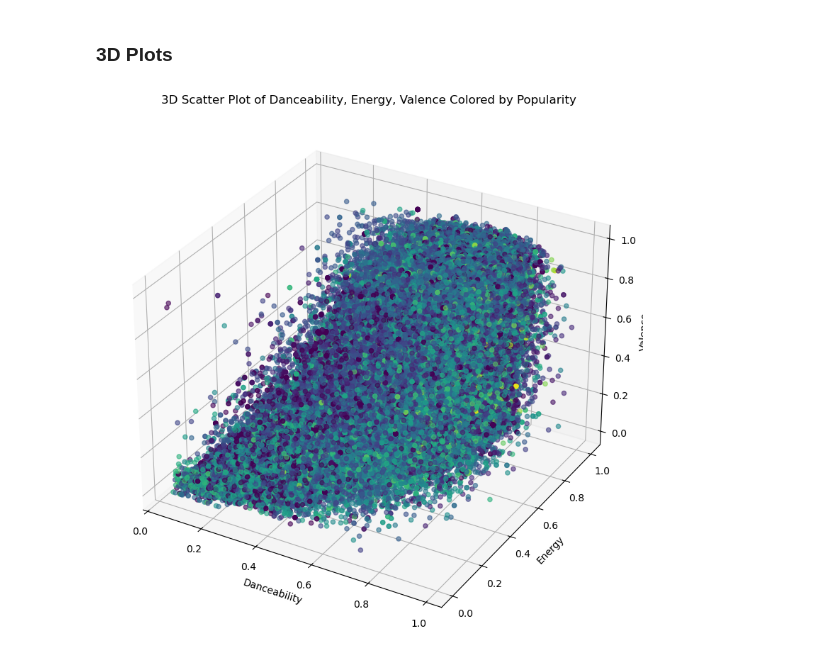
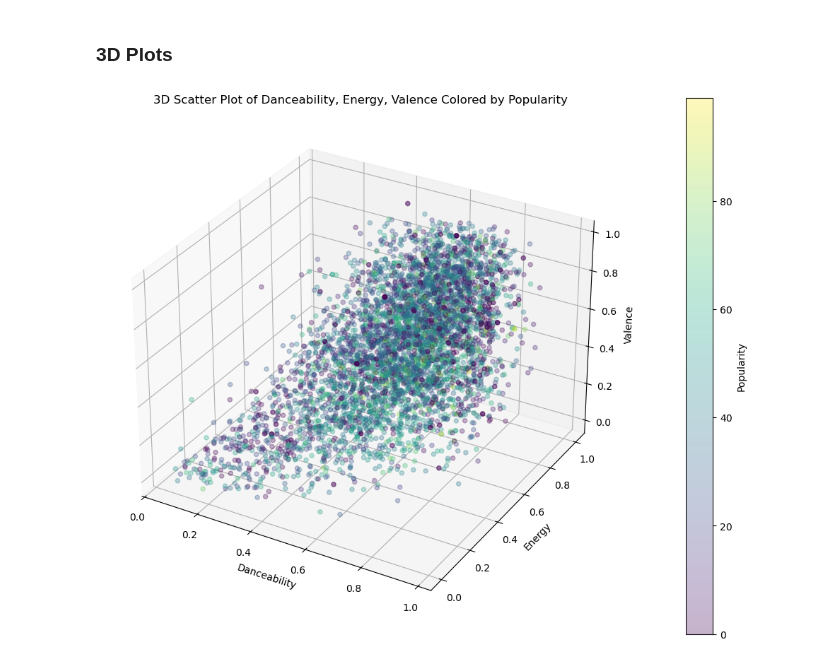
Before and after one commit to DerekHickey6/ml-mini-projects, a Jupyter notebook: eda-portfolio/notebooks/spotify_eda.ipynb, the cells around one changed output. Cells and saved outputs as stored; diff of their text form; code cells hidden in the pictures.

```diff
--- a/eda-portfolio/notebooks/spotify_eda.ipynb
+++ b/eda-portfolio/notebooks/spotify_eda.ipynb
@@ -269,16 +269,24 @@ plt.show()
 # %%
 # #d plot of danceability, energy, valence colored by popularity
 from mpl_toolkits.mplot3d import Axes3D
 from mpl_toolkits.mplot3d import proj3d
 
+# sample the data plotting 5000 random samples
+df_sample = df.sample(n=5000, random_state=42)
+
 fig = plt.figure(figsize=(10, 8))
 ax = fig.add_subplot(111, projection='3d')
-ax.scatter(df['danceability'], df['energy'], df['valence'], c=df['popularity'], cmap='viridis', alpha=0.6)
+ax.scatter(df_sample['danceability'], df_sample['energy'], df_sample['valence'], c=df_sample['popularity'], cmap='viridis', alpha=0.3)
+
+# add colorbar
+cbar = plt.colorbar(ax.collections[0], ax=ax, pad=0.1)
+cbar.set_label('Popularity')
+
 ax.set_xlabel('Danceability')
 ax.set_ylabel('Energy')
 ax.set_zlabel('Valence')
 plt.title('3D Scatter Plot of Danceability, Energy, Valence Colored by Popularity')
 plt.tight_layout()
 plt.show()
 # %% [output]
-[figure, old version]
+[figure, new version]
```
Also changed, not shown: parts of 1 cell of this notebook.
